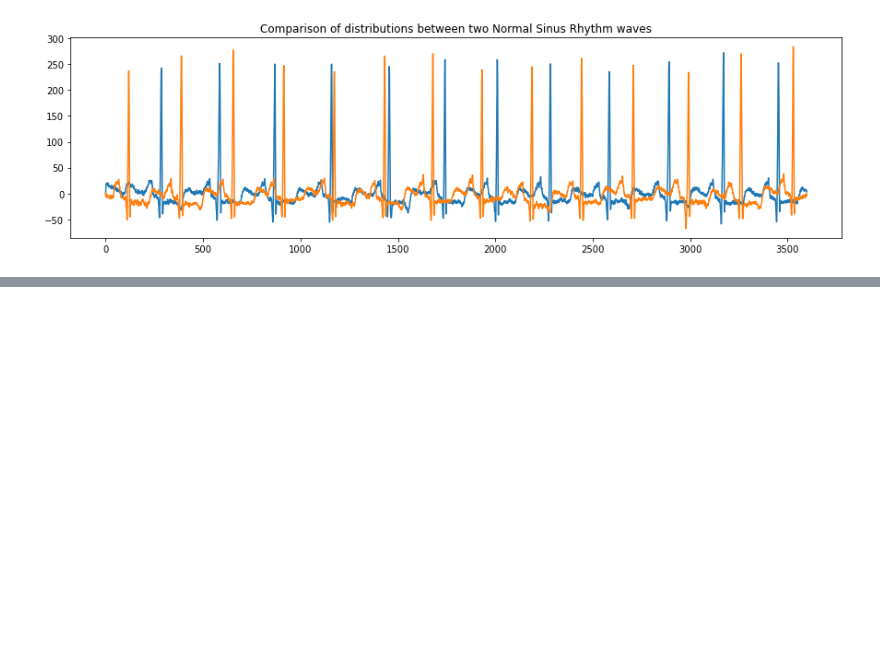
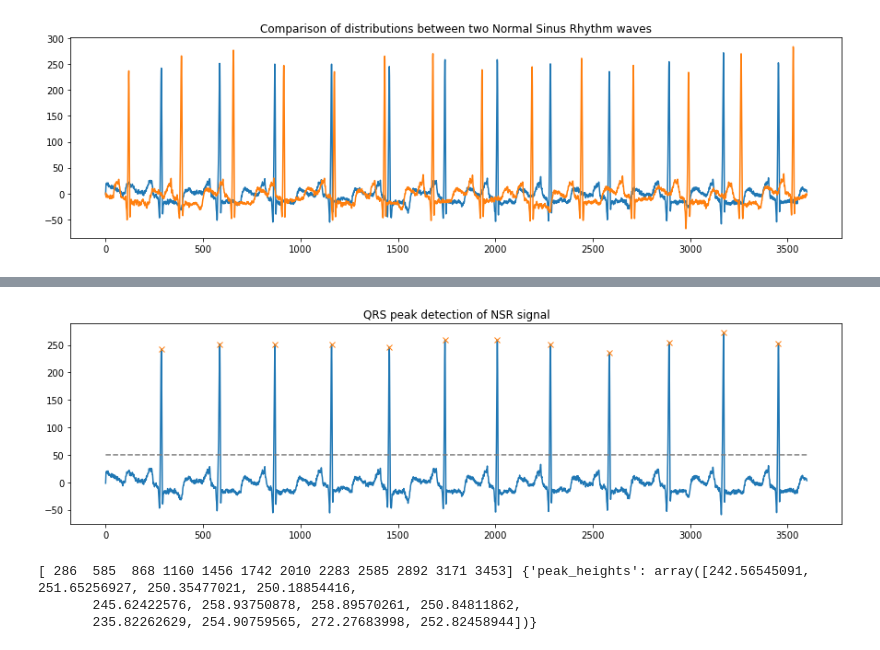
Before and after one commit to Oliver-Pressland/Final-Year-Project, a Jupyter notebook: notebooks/FYP_notebook.ipynb, the cells around one changed output, grey strips where cells are left out. Saved outputs shown, nothing was run; the diff lists cells and outputs as text; code cells hidden in the pictures; blank space fills up the shorter version.

```diff
--- a/notebooks/FYP_notebook.ipynb
+++ b/notebooks/FYP_notebook.ipynb
@@ -294,13 +215,26 @@ plt.show()
 # %%
-from scipy.signal import savgol_filter, find_peaks
+from libraries.feature_extraction import PeakExtractor
 
-peaks, position = find_peaks(c1, height=25)
+thresh = 50
+pe = PeakExtractor(c=thresh)
+database = pe.fit(database)
+
+examples = database[database['condition'] == '1 NSR']
+example1 = examples.iloc[1]
+peaks1 = example1['peaks']
+position1 = example1['peak position']
+ecg1 = example1['ecg']
 
 plt.figure(figsize=(15,4))
 plt.title('QRS peak detection of NSR signal')
-plt.plot(c1)
-plt.plot(peaks, c1[peaks], "x")
-plt.plot(np.ones_like(c1) * 25, "--", color="gray")
+plt.plot(ecg1)
+plt.plot(peaks1, ecg1[peaks1], "x")
+plt.plot(np.ones_like(ecg1) * thresh, "--", color="gray")
 plt.show()
 
-print(peaks, position)
+print(peaks1, position1)
+# %% [output]
+[figure, added]
+[ 286  585  868 1160 1456 1742 2010 2283 2585 2892 3171 3453] {'peak_heights': array([242.56545091, 251.65256927, 250.35477021, 250.18854416,
+       245.62422576, 258.93750878, 258.89570261, 250.84811862,
+       235.82262629, 254.90759565, 272.27683998, 252.82458944])}
```
Also changed, not shown: parts of 14 cells of this notebook, 4 other files.
